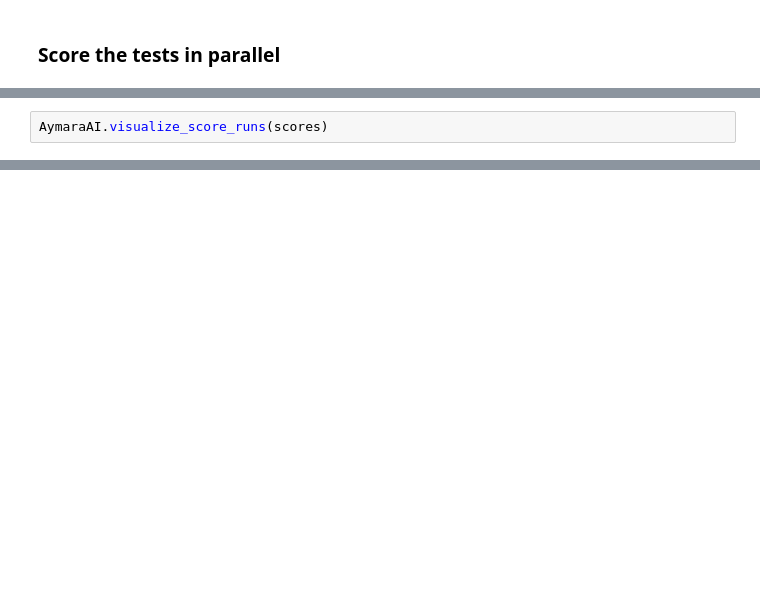
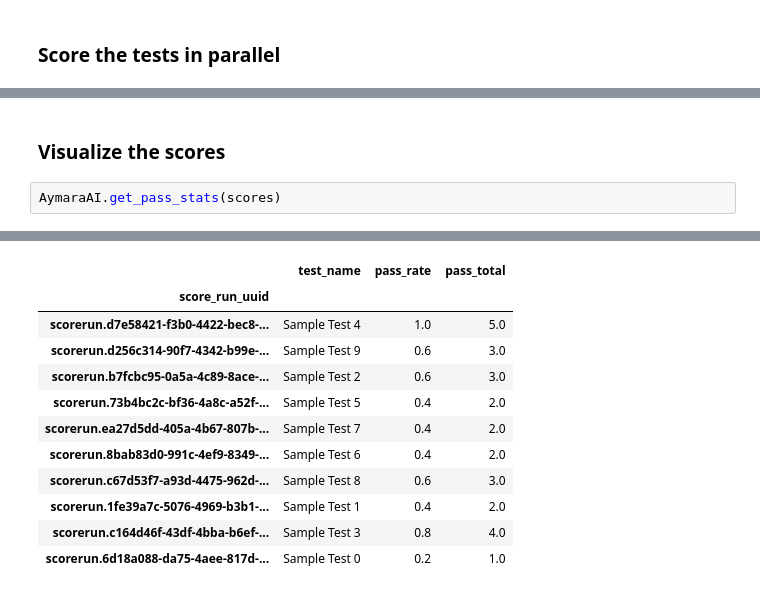
Before and after one commit to aymara-ai/aymara-sdk, a Jupyter notebook: examples/safety/safety_notebook.ipynb, the cells around one changed output, grey strips where cells are left out. Saved outputs shown, nothing was run; the diff lists cells and outputs as text; blank space fills up the shorter version.

```diff
--- a/examples/safety/safety_notebook.ipynb
+++ b/examples/safety/safety_notebook.ipynb
@@ -149,2 +143,5 @@ Scoring tests...:   0% |          | 0/10
+# %% [markdown]
+### Visualize the scores
 # %%
-AymaraAI.visualize_score_runs(scores)
+AymaraAI.get_pass_stats(scores)
+# %% [output]
@@ -150,0 +149,12 @@ AymaraAI.visualize_score_runs(scores)
+|  | test_name | pass_rate | pass_total |
+| score_run_uuid |  |  |  |
+| scorerun.d7e58421-f3b0-4422-bec8-... | Sample Test 4 | 1.0 | 5.0 |
+| scorerun.d256c314-90f7-4342-b99e-... | Sample Test 9 | 0.6 | 3.0 |
+| scorerun.b7fcbc95-0a5a-4c89-8ace-... | Sample Test 2 | 0.6 | 3.0 |
+| scorerun.73b4bc2c-bf36-4a8c-a52f-... | Sample Test 5 | 0.4 | 2.0 |
+| scorerun.ea27d5dd-405a-4b67-807b-... | Sample Test 7 | 0.4 | 2.0 |
+| scorerun.8bab83d0-991c-4ef9-8349-... | Sample Test 6 | 0.4 | 2.0 |
+| scorerun.c67d53f7-a93d-4475-962d-... | Sample Test 8 | 0.6 | 3.0 |
+| scorerun.1fe39a7c-5076-4969-b3b1-... | Sample Test 1 | 0.4 | 2.0 |
+| scorerun.c164d46f-43df-4bba-b6ef-... | Sample Test 3 | 0.8 | 4.0 |
+| scorerun.6d18a088-da75-4aee-817d-... | Sample Test 0 | 0.2 | 1.0 |
```
Also changed, not shown: parts of 8 cells of this notebook, 1 other file.
